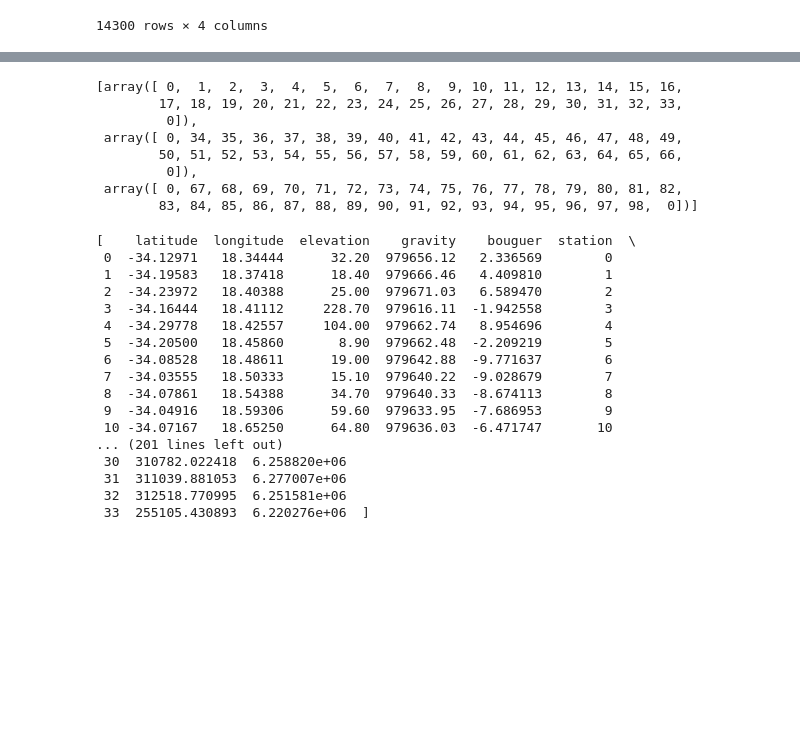
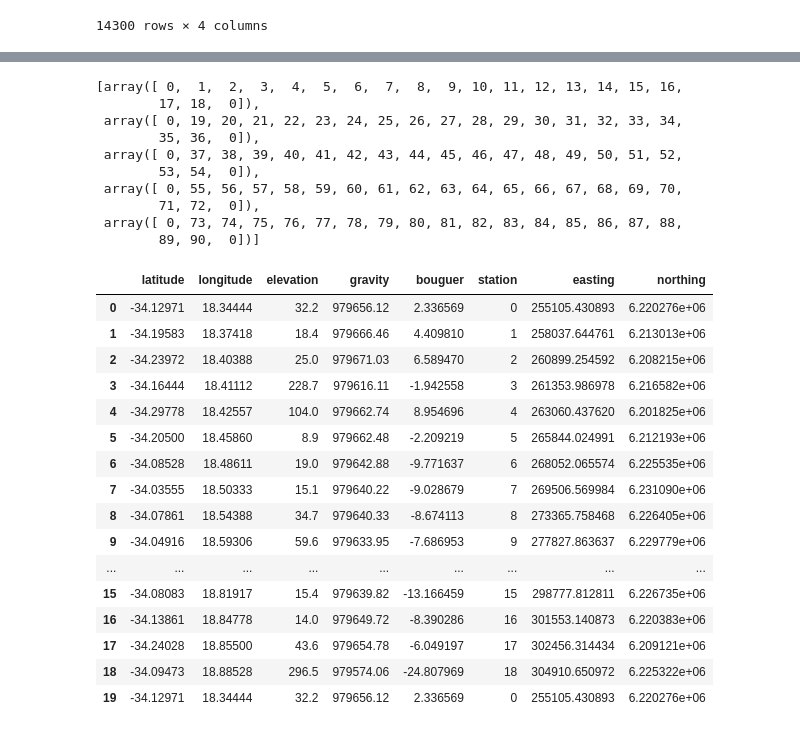
Before and after one commit to leouieda/gravity-processing, a Jupyter notebook: code/prepare-synthetic-data.ipynb, the cells around one changed output, grey strips where cells are left out. Saved outputs shown, nothing was run; the diff lists cells and outputs as text; code cells hidden in the pictures; blank space fills up the shorter version.

```diff
--- a/code/prepare-synthetic-data.ipynb
+++ b/code/prepare-synthetic-data.ipynb
@@ -72,36 +84,38 @@ plt.colorbar(tmp)
 # %%
 base = 0
 base_gravity = survey.gravity[base]
-survey_stations = [np.concatenate([[base], section, [base]]) for section in np.array_split(survey.station[1:], 3)]
+survey_stations = [np.concatenate([[base], section, [base]]) for section in np.array_split(survey.station[1:], 5)]
 survey_stations
 # %% [output]
 [array([ 0,  1,  2,  3,  4,  5,  6,  7,  8,  9, 10, 11, 12, 13, 14, 15, 16,
-        17, 18, 19, 20, 21, 22, 23, 24, 25, 26, 27, 28, 29, 30, 31, 32, 33,
-         0]),
- array([ 0, 34, 35, 36, 37, 38, 39, 40, 41, 42, 43, 44, 45, 46, 47, 48, 49,
-        50, 51, 52, 53, 54, 55, 56, 57, 58, 59, 60, 61, 62, 63, 64, 65, 66,
-         0]),
- array([ 0, 67, 68, 69, 70, 71, 72, 73, 74, 75, 76, 77, 78, 79, 80, 81, 82,
-        83, 84, 85, 86, 87, 88, 89, 90, 91, 92, 93, 94, 95, 96, 97, 98,  0])]
+        17, 18,  0]),
+ array([ 0, 19, 20, 21, 22, 23, 24, 25, 26, 27, 28, 29, 30, 31, 32, 33, 34,
+        35, 36,  0]),
+ array([ 0, 37, 38, 39, 40, 41, 42, 43, 44, 45, 46, 47, 48, 49, 50, 51, 52,
+        53, 54,  0]),
+ array([ 0, 55, 56, 57, 58, 59, 60, 61, 62, 63, 64, 65, 66, 67, 68, 69, 70,
+        71, 72,  0]),
+ array([ 0, 73, 74, 75, 76, 77, 78, 79, 80, 81, 82, 83, 84, 85, 86, 87, 88,
+        89, 90,  0])]
 # %%
 surveys = [survey.iloc[stations].copy().reset_index(drop=True) for stations in survey_stations]
-surveys
+surveys[0]
 # %% [output]
-[    latitude  longitude  elevation    gravity    bouguer  station  \
- 0  -34.12971   18.34444      32.20  979656.12   2.336569        0
- 1  -34.19583   18.37418      18.40  979666.46   4.409810        1
- 2  -34.23972   18.40388      25.00  979671.03   6.589470        2
- 3  -34.16444   18.41112     228.70  979616.11  -1.942558        3
- 4  -34.29778   18.42557     104.00  979662.74   8.954696        4
- 5  -34.20500   18.45860       8.90  979662.48  -2.209219        5
- 6  -34.08528   18.48611      19.00  979642.88  -9.771637        6
- 7  -34.03555   18.50333      15.10  979640.22  -9.028679        7
- 8  -34.07861   18.54388      34.70  979640.33  -8.674113        8
- 9  -34.04916   18.59306      59.60  979633.95  -7.686953        9
- 10 -34.07167   18.65250      64.80  979636.03  -6.471747       10
-... (201 lines left out)
- 30  310782.022418  6.258820e+06
- 31  311039.881053  6.277007e+06
- 32  312518.770995  6.251581e+06
- 33  255105.430893  6.220276e+06  ]
+|  | latitude | longitude | elevation | gravity | bouguer | station | easting | northing |
+| 0 | -34.12971 | 18.34444 | 32.2 | 979656.12 | 2.336569 | 0 | 255105.430893 | 6.220276e+06 |
+| 1 | -34.19583 | 18.37418 | 18.4 | 979666.46 | 4.409810 | 1 | 258037.644761 | 6.213013e+06 |
+| 2 | -34.23972 | 18.40388 | 25.0 | 979671.03 | 6.589470 | 2 | 260899.254592 | 6.208215e+06 |
+| 3 | -34.16444 | 18.41112 | 228.7 | 979616.11 | -1.942558 | 3 | 261353.986978 | 6.216582e+06 |
+| 4 | -34.29778 | 18.42557 | 104.0 | 979662.74 | 8.954696 | 4 | 263060.437620 | 6.201825e+06 |
+| 5 | -34.20500 | 18.45860 | 8.9 | 979662.48 | -2.209219 | 5 | 265844.024991 | 6.212193e+06 |
+| 6 | -34.08528 | 18.48611 | 19.0 | 979642.88 | -9.771637 | 6 | 268052.065574 | 6.225535e+06 |
+| 7 | -34.03555 | 18.50333 | 15.1 | 979640.22 | -9.028679 | 7 | 269506.569984 | 6.231090e+06 |
+| 8 | -34.07861 | 18.54388 | 34.7 | 979640.33 | -8.674113 | 8 | 273365.758468 | 6.226405e+06 |
+| 9 | -34.04916 | 18.59306 | 59.6 | 979633.95 | -7.686953 | 9 | 277827.863637 | 6.229779e+06 |
+| ... | ... | ... | ... | ... | ... | ... | ... | ... |
+| 15 | -34.08083 | 18.81917 | 15.4 | 979639.82 | -13.166459 | 15 | 298777.812811 | 6.226735e+06 |
+| 16 | -34.13861 | 18.84778 | 14.0 | 979649.72 | -8.390286 | 16 | 301553.140873 | 6.220383e+06 |
+| 17 | -34.24028 | 18.85500 | 43.6 | 979654.78 | -6.049197 | 17 | 302456.314434 | 6.209121e+06 |
+| 18 | -34.09473 | 18.88528 | 296.5 | 979574.06 | -24.807969 | 18 | 304910.650972 | 6.225322e+06 |
+| 19 | -34.12971 | 18.34444 | 32.2 | 979656.12 | 2.336569 | 0 | 255105.430893 | 6.220276e+06 |
 # %%
```
Also changed, not shown: parts of 11 cells of this notebook.
